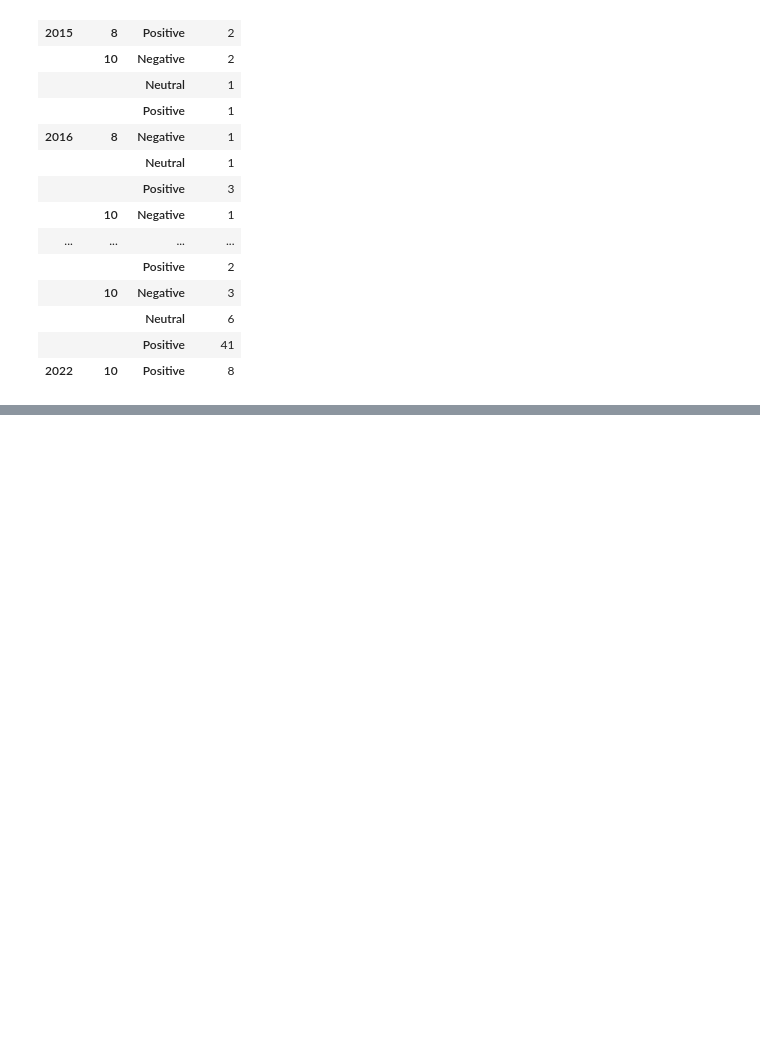
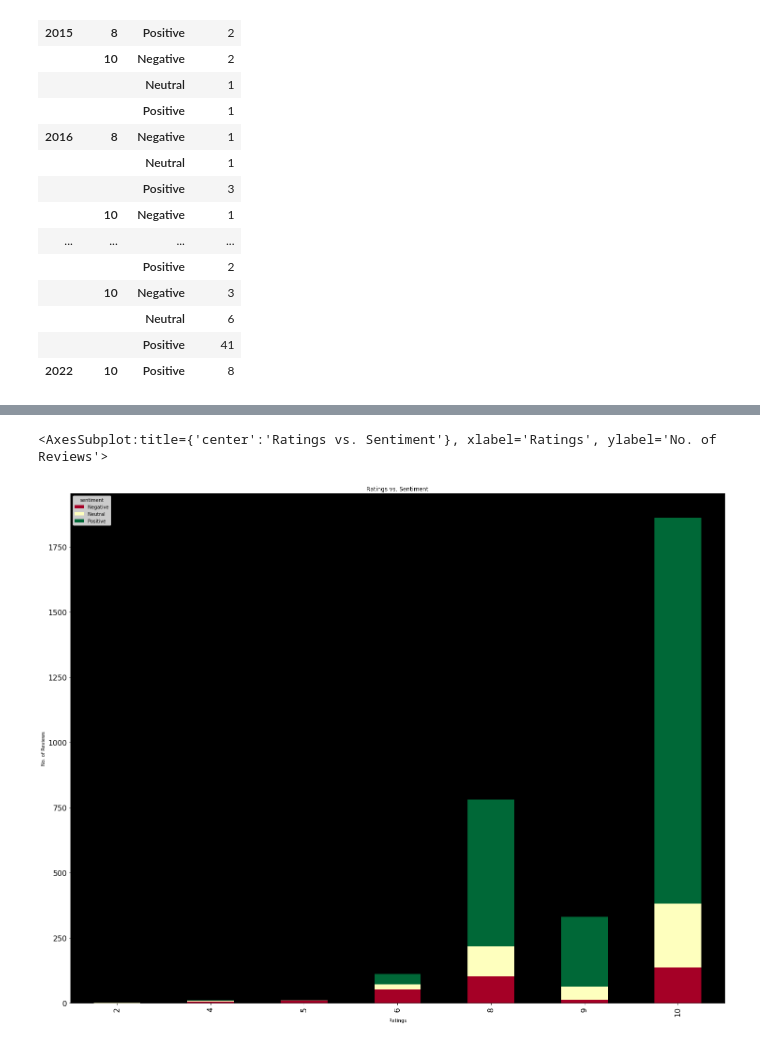
Before and after one commit to kilvear/Guest-Feedback-Insights, a Jupyter notebook: sentiment_analysis/sentiment_analysis.ipynb, the cells around one changed output, grey strips where cells are left out. Cells and saved outputs as stored; diff of their text form; code cells hidden in the pictures; blank space fills up the shorter version.

```diff
--- a/sentiment_analysis/sentiment_analysis.ipynb
+++ b/sentiment_analysis/sentiment_analysis.ipynb
@@ -77,2 +110,18 @@ df_count
+# %%
+df2 = df.groupby(['rating','sentiment'])['review'].size().unstack().plot(
+  fontsize=16,
+  kind='bar',
+  stacked=True,
+  figsize=(25, 20),
+  title="Ratings vs. Sentiment",
+  xlabel="Ratings",
+  ylabel="No. of Reviews",
+  colormap="RdYlGn",
+  )
+df2.set_facecolor("black")
+df2
+# %% [output]
+<AxesSubplot:title={'center':'Ratings vs. Sentiment'}, xlabel='Ratings', ylabel='No. of Reviews'>
+[figure, added]
 # %%
 # TODO: Wordcloud + top words for each sentiment
```
Also changed, not shown: parts of 4 cells of this notebook.
